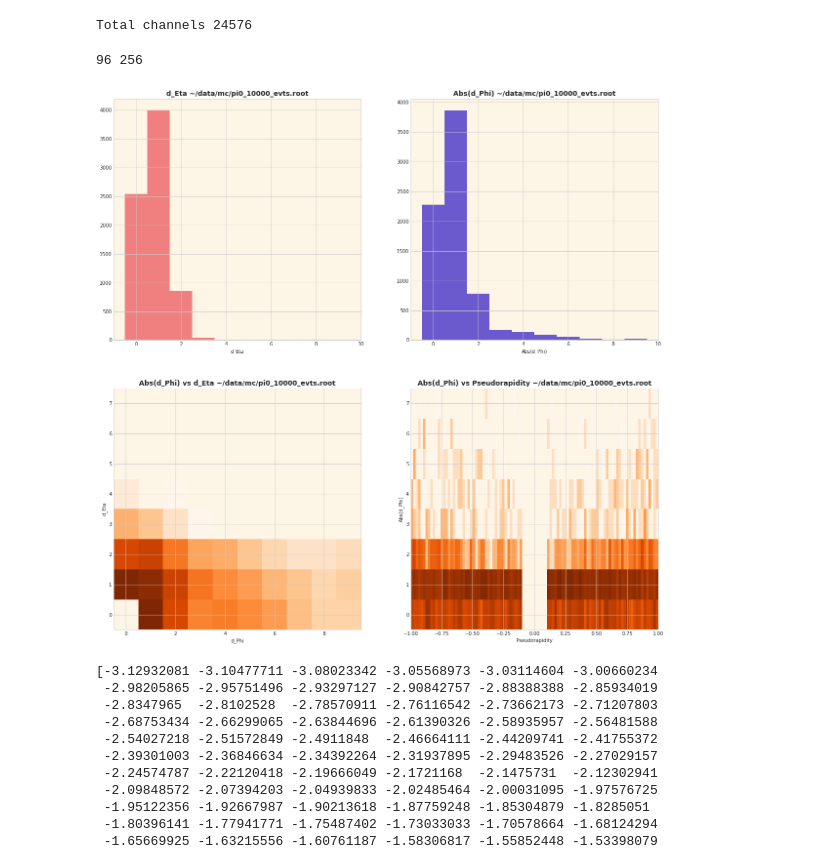
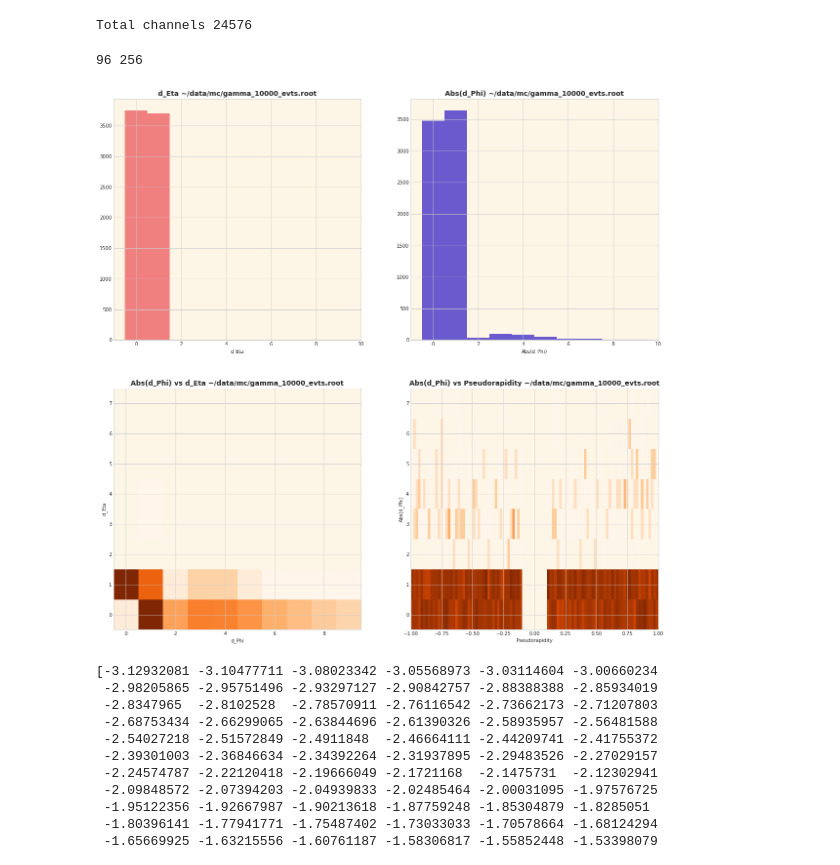
Before and after one commit to regmi-sijan/ml4cal, a Jupyter notebook: mc/barrel_oldformat.ipynb, the cells around one changed output. Saved outputs shown, nothing was run; the diff lists cells and outputs as text; code cells hidden in the pictures.

```diff
--- a/mc/barrel_oldformat.ipynb
+++ b/mc/barrel_oldformat.ipynb
@@ -63,7 +63,7 @@ def angle_index(angle, ref_array):
 eta_lo = 0.1
 eta_hi = 1.00
 
-infile = '~/data/mc/pi0_10000_evts.root'
+infile = '~/data/mc/gamma_10000_evts.root'
 file   = uproot3.open(infile)
 
 dir         = file['ttree']
@@ -144,34 +144,34 @@ _ = axs[1,0].hist2d(d_phi, d_eta, bins=(10,8), range=((-0.5, 9.5), (-0.5, 7.5)),
 axs[1,0].set_title('Abs(d_Phi) vs d_Eta '+ infile, fontsize=14, fontweight='bold')
 axs[1,0].set_xlabel('d_Phi')
 axs[1,0].set_ylabel('d_Eta')
 
 
 _ = axs[1,1].hist2d(etas, d_phi, bins=((100, 8)), range=((-1,1), (-0.5,7.5)), norm=colors.LogNorm(1.0), cmap='Oranges')
 axs[1,1].set_title('Abs(d_Phi) vs Pseudorapidity '+ infile, fontsize=14, fontweight='bold')
 axs[1,1].set_xlabel('Pseudorapidity')
 axs[1,1].set_ylabel('Abs(d_Phi)')
 
 
 for j in range(2):
     for k in range(2):
         axs[j,k].xaxis.set_zorder(10.0)
         axs[j,k].yaxis.set_zorder(10.0)
         axs[j,k].set_facecolor("oldlace")
         axs[j,k].grid(True)
 
     # barrel = np.zeros(shape, dtype=float)
 
     # content = zip(eta_tow[i], phi_tow[i], e_tow[i])
 
     # for element in content:
     #     barrel[angle_index(element[0], unique_etas), angle_index(element[1], unique_phis)] = element[1]
 
 
 # for phi in unique_phis: print(angle_index(phi, unique_phis), phi)
 # for eta in unique_etas:print(angle_index(eta, unique_etas), eta)
 # %% [output]
 96 256
-[figure, old version]
+[figure, new version]
 # %%
 phi_q       = math.pi/128.0
 phi_bins    = np.arange(-math.pi+phi_q*0.5, math.pi-phi_q*0.5, phi_q)
```
